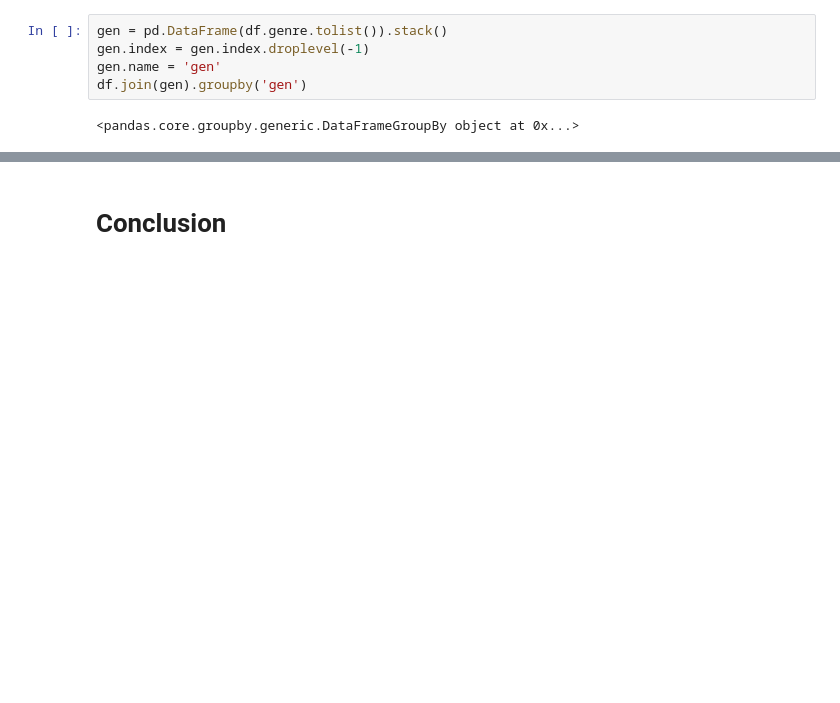
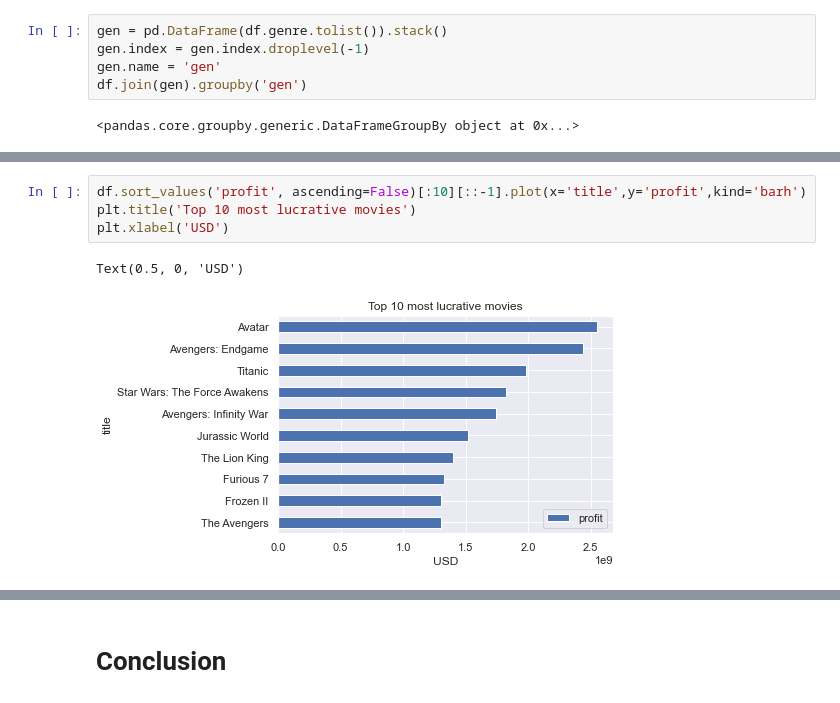
Before and after one commit to ghcn345/Data-Science-in-Film-Industry, a Jupyter notebook: project_phase1.ipynb, the cells around one changed output, grey strips where cells are left out. Drawn from its saved outputs; the diff is of its cells as text; blank space fills up the shorter version.

```diff
--- a/project_phase1.ipynb
+++ b/project_phase1.ipynb
@@ -256 +267,8 @@ dfbr['profit'] = dfbr.revenue-dfbr.budget
+# %%
+df.sort_values('profit', ascending=False)[:10][::-1].plot(x='title',y='profit',kind='barh')
+plt.title('Top 10 most lucrative movies')
+plt.xlabel('USD')
+# %% [output]
+Text(0.5, 0, 'USD')
+[figure, added]
 # %%
```
Also changed, not shown: parts of 22 cells of this notebook.
